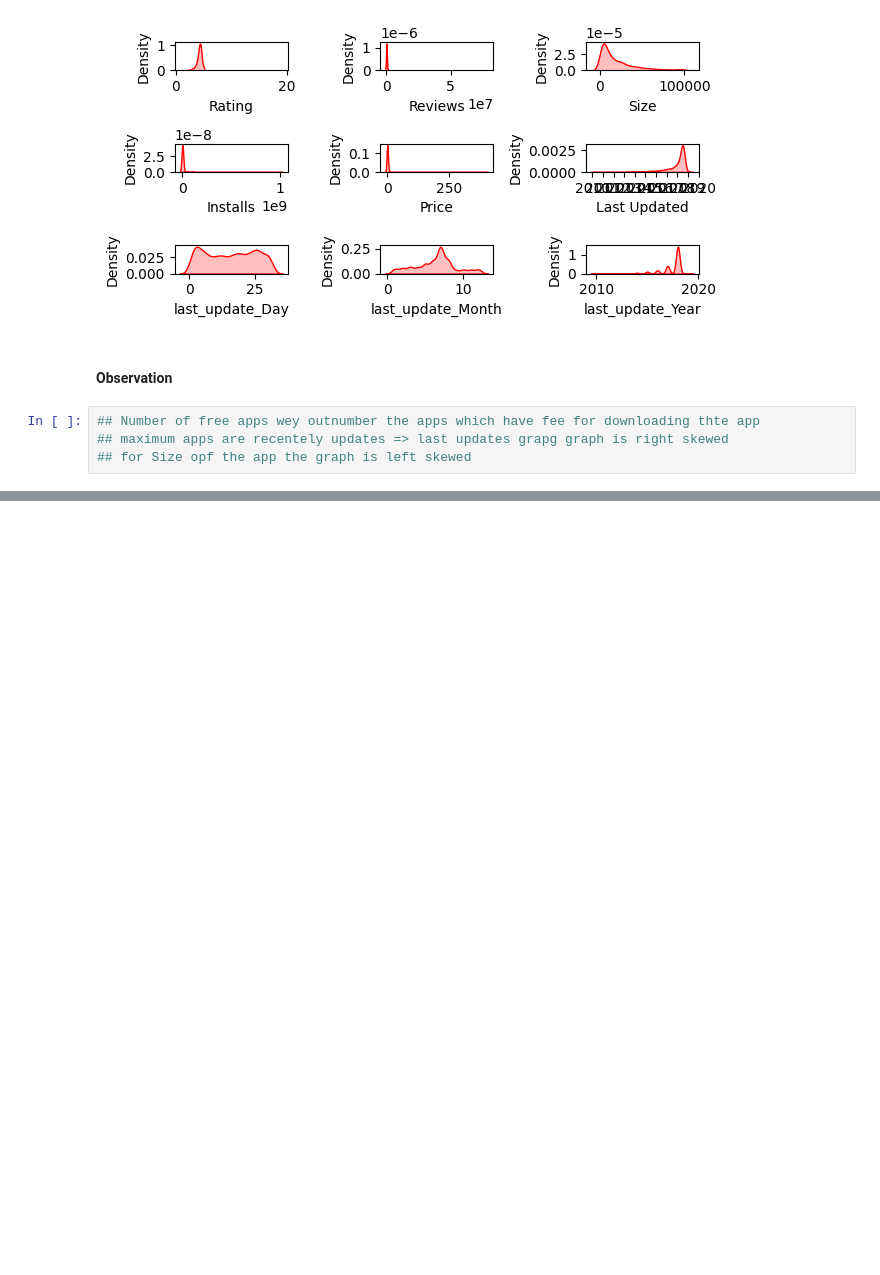
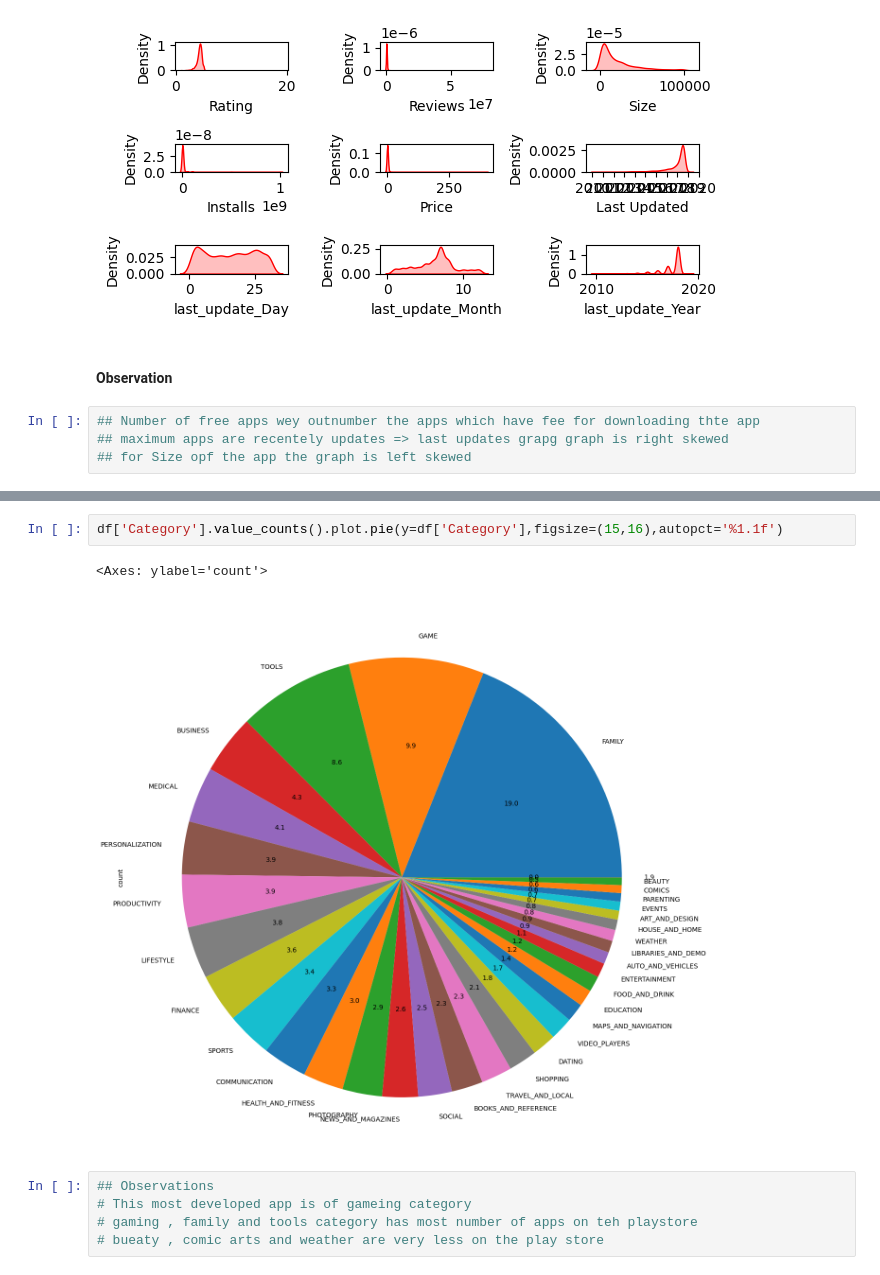
Before and after one commit to quantumdeepak/Exploratory_data_analysis, a Jupyter notebook: EDA_and_feature_eingeeerin of google play store dataset/eda_feature_eingeering_google_play_store.ipynb, the cells around one changed output, grey strips where cells are left out. Cells and saved outputs as stored; diff of their text form; blank space fills up the shorter version.

```diff
--- a/EDA_and_feature_eingeeerin of google play store dataset/eda_feature_eingeering_google_play_store.ipynb
+++ b/EDA_and_feature_eingeeerin of google play store dataset/eda_feature_eingeering_google_play_store.ipynb
@@ -579,0 +602,10 @@ for i in range(len(numerical_feature)):
+# %%
+df['Category'].value_counts().plot.pie(y=df['Category'],figsize=(15,16),autopct='%1.1f')
+# %% [output]
+<Axes: ylabel='count'>
+[figure, added]
+# %%
+## Observations
+# This most developed app is of gameing category
+# gaming , family and tools category has most number of apps on teh playstore
+# bueaty , comic arts and weather are very less on the play store
```
Also changed, not shown: parts of 20 cells of this notebook, 1 other file.
